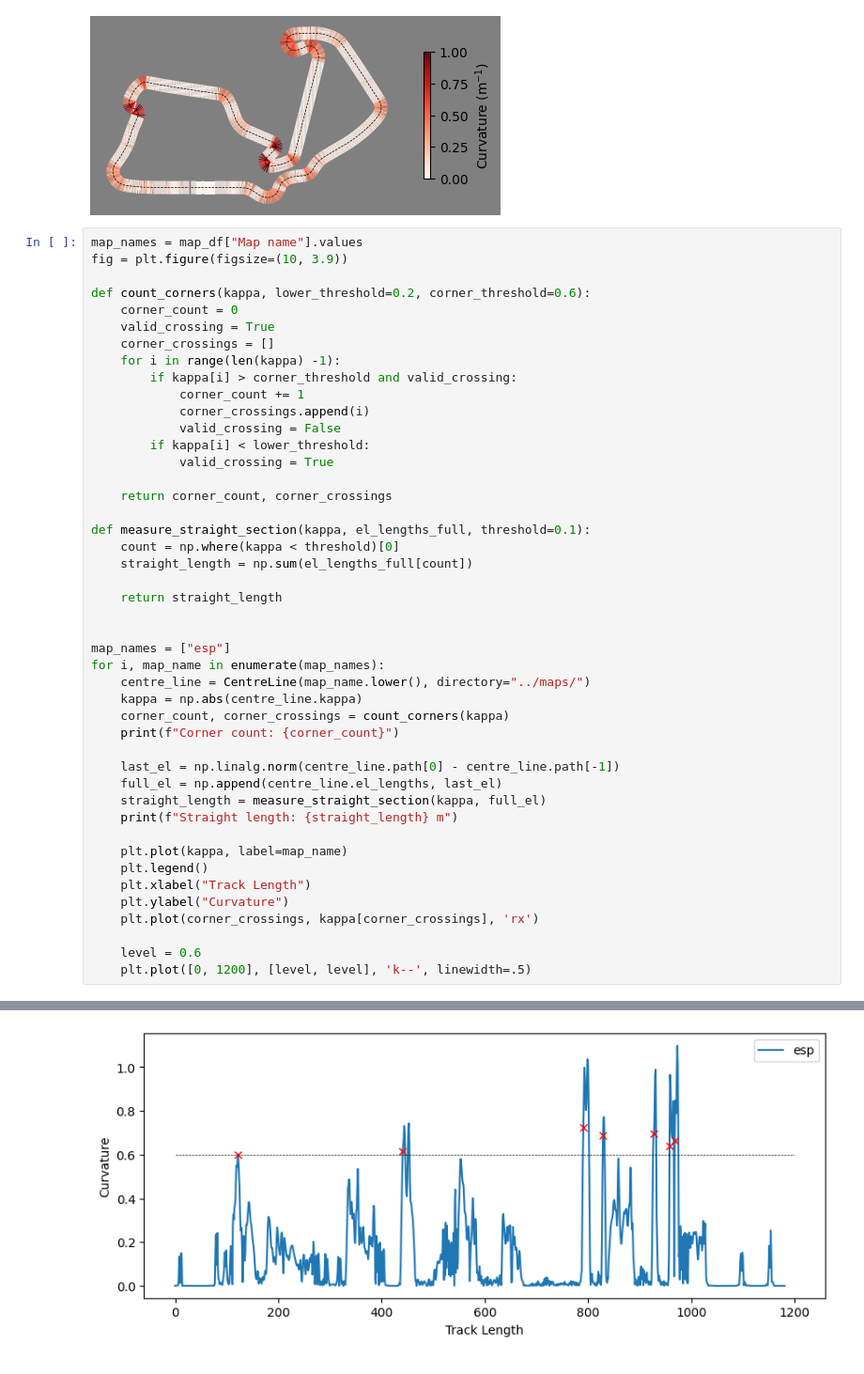
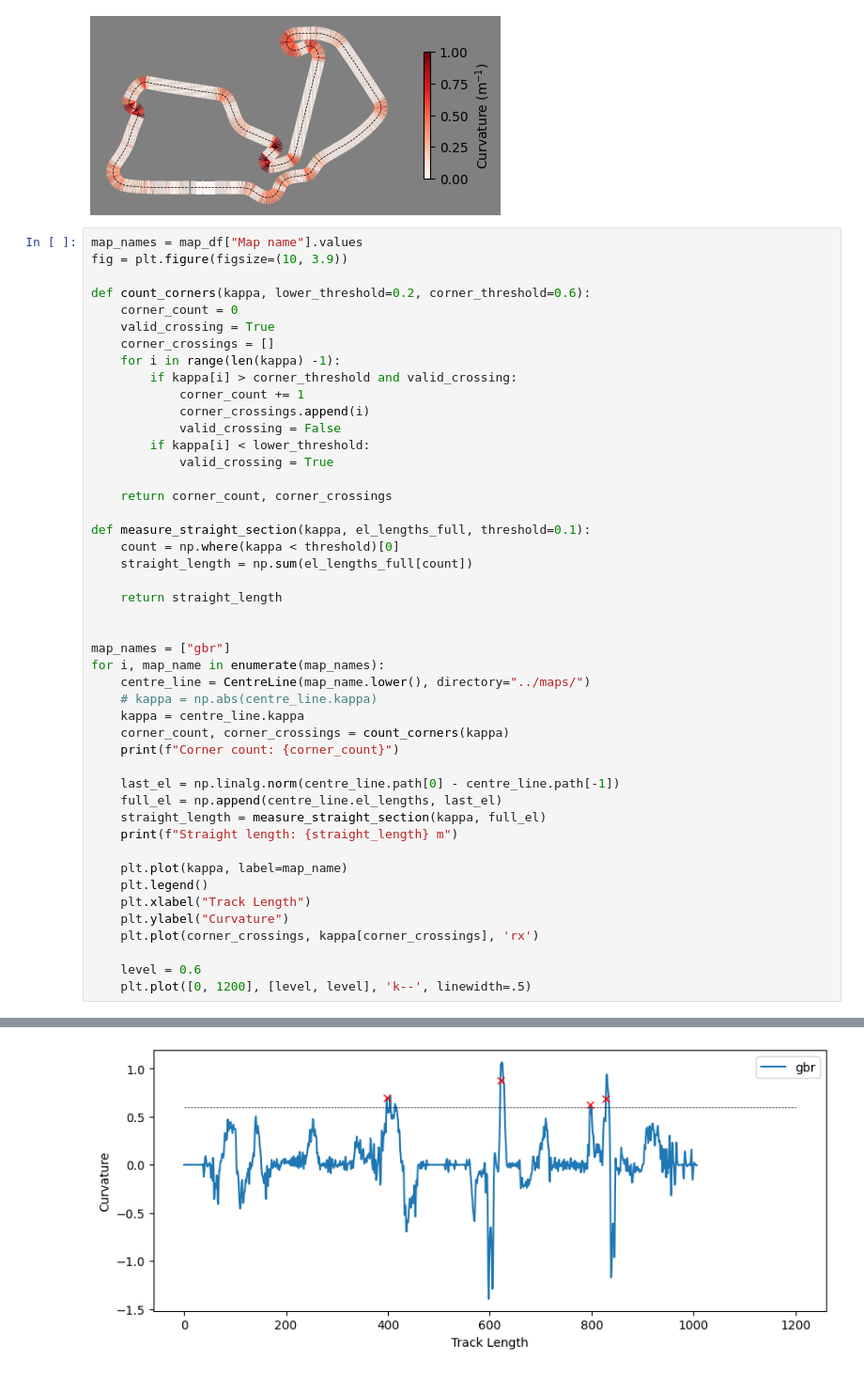
Before and after one commit to Delport121/F1Tenth_Sim, a Jupyter notebook: Notebooks/map_info.ipynb, the cells around one changed output, grey strips where cells are left out. Shown: that part at 94% size. Cells and saved outputs as stored; diff of their text form.

```diff
--- a/Notebooks/map_info.ipynb
+++ b/Notebooks/map_info.ipynb
@@ -235,10 +235,11 @@ def measure_straight_section(kappa, el_lengths_full, threshold=0.1):
     return straight_length
 
 
-map_names = ["esp"]
+map_names = ["gbr"]
 for i, map_name in enumerate(map_names):
     centre_line = CentreLine(map_name.lower(), directory="../maps/")
-    kappa = np.abs(centre_line.kappa)
+    # kappa = np.abs(centre_line.kappa)
+    kappa = centre_line.kappa
     corner_count, corner_crossings = count_corners(kappa)
     print(f"Corner count: {corner_count}")
 
@@ -261 +262 @@ Straight length: 139.74489323742296 m
-[figure, old version]
+[figure, new version]
```
Also changed, not shown: parts of 2 cells of this notebook, 36 other files.
